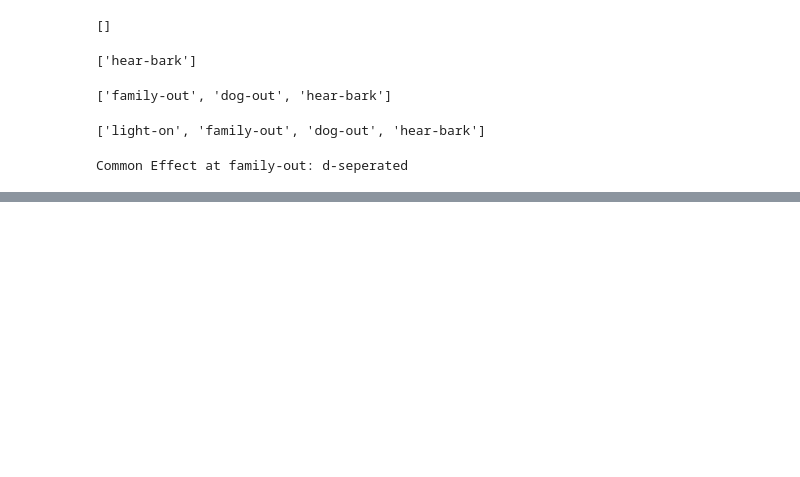
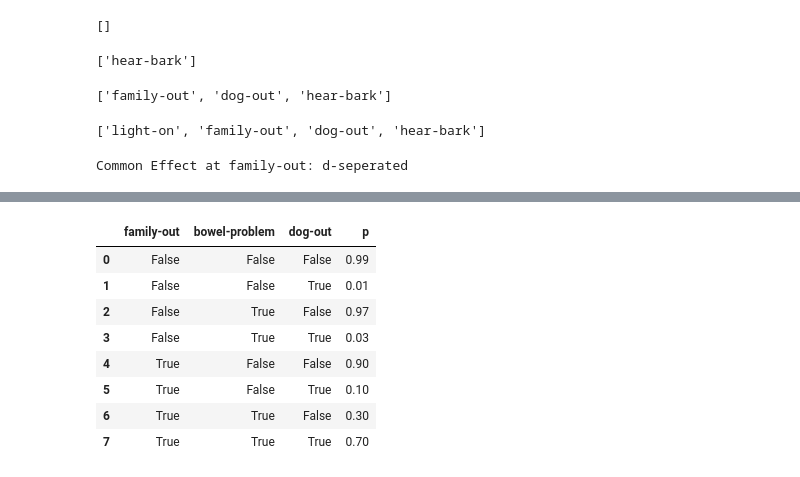
Before and after one commit to ju2ez/KR21_project2, a Jupyter notebook: tests.ipynb, the cells around one changed output, grey strips where cells are left out. Saved outputs shown, nothing was run; the diff lists cells and outputs as text; code cells hidden in the pictures; blank space fills up the shorter version.

```diff
--- a/tests.ipynb
+++ b/tests.ipynb
@@ -116,0 +151,12 @@ False
+# %%
+net.get_all_cpts()['dog-out']
+# %% [output]
+|  | family-out | bowel-problem | dog-out | p |
+| 0 | False | False | False | 0.99 |
+| 1 | False | False | True | 0.01 |
+| 2 | False | True | False | 0.97 |
+| 3 | False | True | True | 0.03 |
+| 4 | True | False | False | 0.90 |
+| 5 | True | False | True | 0.10 |
+| 6 | True | True | False | 0.30 |
+| 7 | True | True | True | 0.70 |
```
Also changed, not shown: parts of 10 cells of this notebook, 2 other files.
